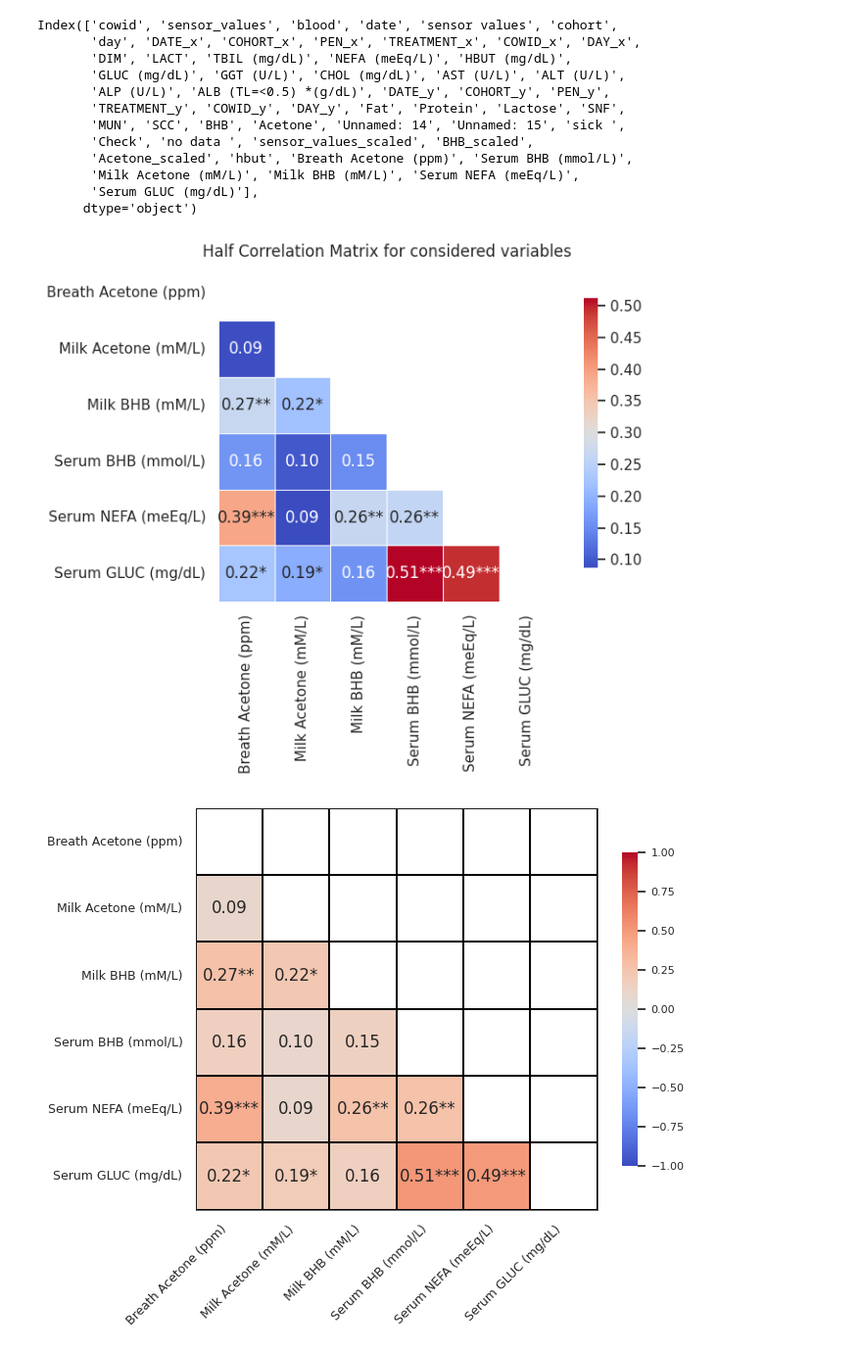
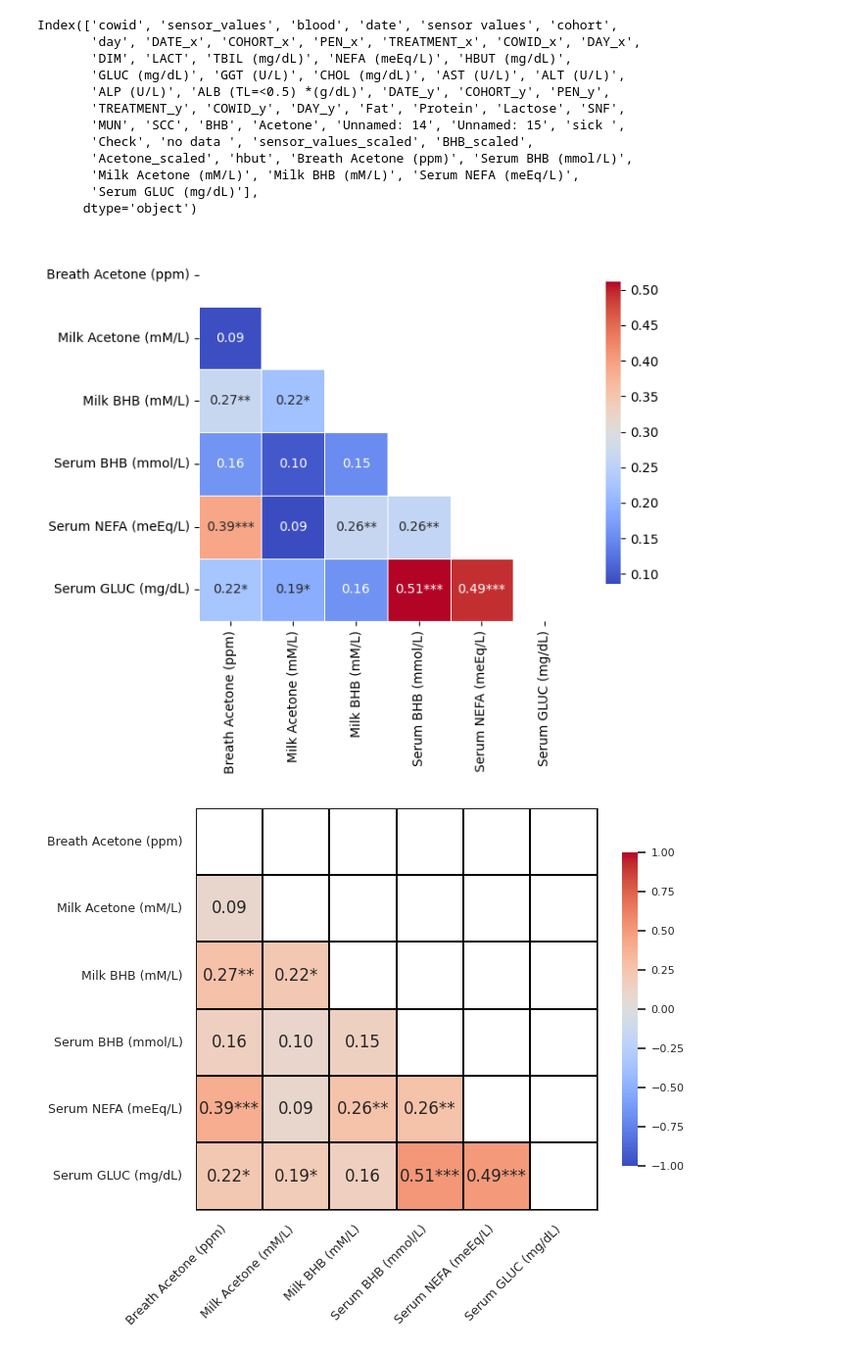
Before and after one commit to rajeshneupane7/ketosis_project, a Jupyter notebook: data_processing.ipynb, the cells around one changed output. Shown at 98% size. Drawn from its saved outputs; the diff is of its cells as text; code cells hidden in the pictures.

```diff
--- a/data_processing.ipynb
+++ b/data_processing.ipynb
@@ -224,7 +226,7 @@ COLS = [
     'Serum NEFA (meEq/L)', 'Serum GLUC (mg/dL)'
 ]
 
-DATA = merged_milk_df[COLS]
+DATA = final_df[COLS]
 
 # Correlation matrix (same as yours)
 matrix = DATA.corr()
@@ -261,35 +263,35 @@ def stars(p):
 # -----------------------------
 ANNOT = matrix.copy().astype(str)
 
 for i in range(len(COLS)):
     for j in range(len(COLS)):
         r = matrix.iloc[i, j]
         p = PVAL.iloc[i, j]
         ANNOT.iloc[i, j] = f"{r:.2f}{stars(p)}"
 
 # -----------------------------
 # Your original plot + stars
 # -----------------------------
 mask = np.triu(np.ones_like(matrix, dtype=bool))
 
 plt.figure(figsize=(8, 6))
 
 sns.heatmap(
     matrix,
     mask=mask,
     annot=ANNOT,   # <-- replaced annot=True
     fmt="",
     cmap='coolwarm',
     square=True,
     linewidths=.5,
     cbar_kws={"shrink": .8}
 )
 
-plt.title('Half Correlation Matrix for considered variables')
+#plt.title('Half Correlation Matrix for considered variables')
 plt.tight_layout()
 plt.show()
 # %% [output]
-[figure, old version]
+[figure, new version]
 # %%
 import numpy as np
 import pandas as pd
```
Also changed, not shown: parts of 1 cell of this notebook.
